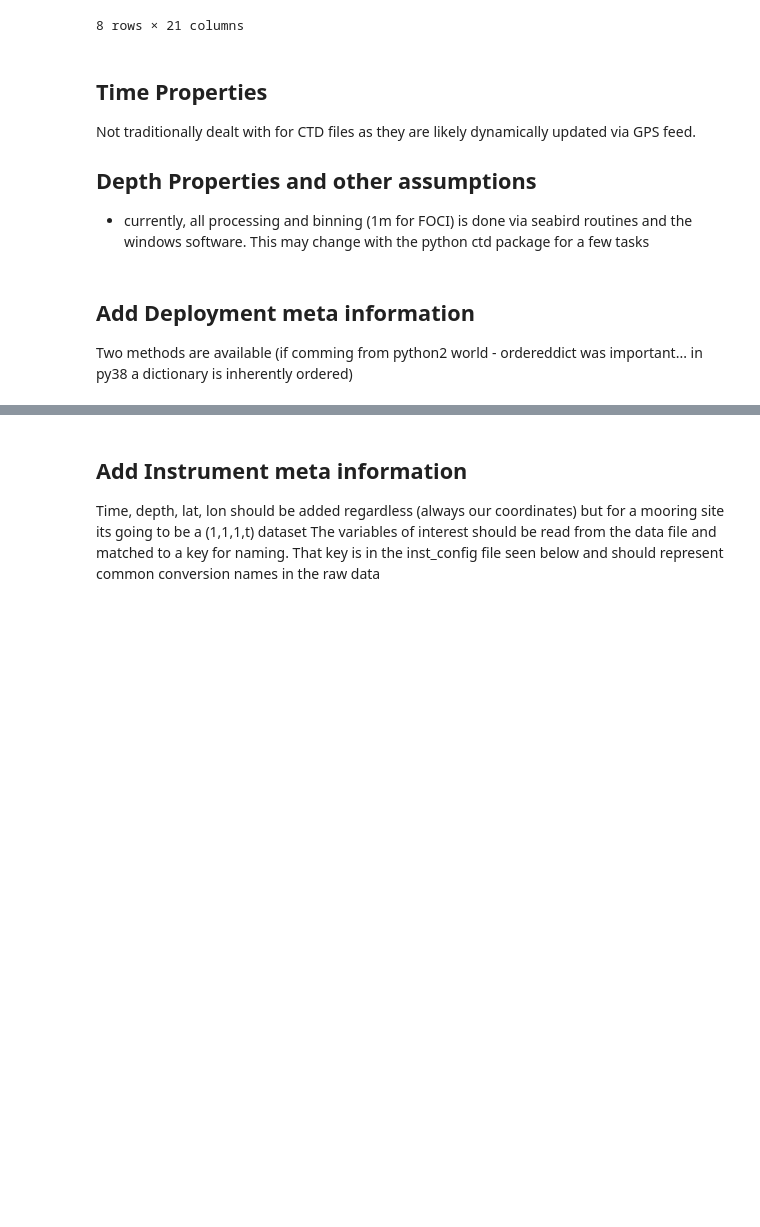
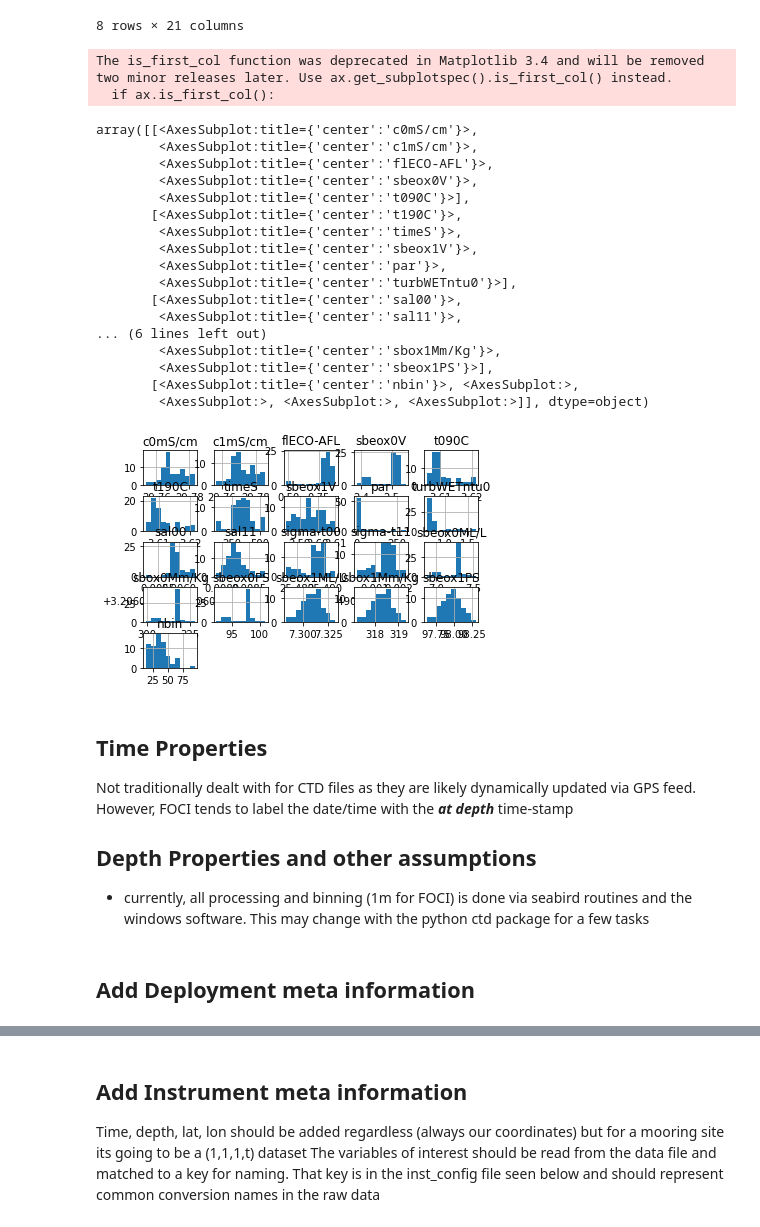
Before and after one commit to NOAA-PMEL/EcoFOCIpy, a Jupyter notebook: notebooks/EcoFOCIpy_sbe_ctd_example.ipynb, the cells around one changed output, grey strips where cells are left out. Saved outputs shown, nothing was run; the diff lists cells and outputs as text; code cells hidden in the pictures; blank space fills up the shorter version.

```diff
--- a/notebooks/EcoFOCIpy_sbe_ctd_example.ipynb
+++ b/notebooks/EcoFOCIpy_sbe_ctd_example.ipynb
@@ -98,18 +98,39 @@ cruise_data['ctd001.cnv'].describe()
 | 75% | 29.774870 | 29.777149 | 0.838850 | 2.517750 | 3.612000 | 3.612300 | 394.26450 | 2.601600 | 13.511500 | 0.776150 | ... |
 | max | 29.783384 | 29.785494 | 0.883600 | 2.546700 | 3.621300 | 3.621500 | 543.73200 | 2.610000 | 304.010000 | 1.669700 | ... |
 8 rows × 21 columns
+# %%
+cruise_data['ctd001.cnv'].hist() #first chance for some built in qc
+# %% [output]
+The is_first_col function was deprecated in Matplotlib 3.4 and will be removed two minor releases later. Use ax.get_subplotspec().is_first_col() instead.
+  if ax.is_first_col():
+array([[<AxesSubplot:title={'center':'c0mS/cm'}>,
+        <AxesSubplot:title={'center':'c1mS/cm'}>,
+        <AxesSubplot:title={'center':'flECO-AFL'}>,
+        <AxesSubplot:title={'center':'sbeox0V'}>,
+        <AxesSubplot:title={'center':'t090C'}>],
+       [<AxesSubplot:title={'center':'t190C'}>,
+        <AxesSubplot:title={'center':'timeS'}>,
+        <AxesSubplot:title={'center':'sbeox1V'}>,
+        <AxesSubplot:title={'center':'par'}>,
+        <AxesSubplot:title={'center':'turbWETntu0'}>],
+       [<AxesSubplot:title={'center':'sal00'}>,
+        <AxesSubplot:title={'center':'sal11'}>,
+... (6 lines left out)
+        <AxesSubplot:title={'center':'sbox1Mm/Kg'}>,
+        <AxesSubplot:title={'center':'sbeox1PS'}>],
+       [<AxesSubplot:title={'center':'nbin'}>, <AxesSubplot:>,
+        <AxesSubplot:>, <AxesSubplot:>, <AxesSubplot:>]], dtype=object)
+[figure, added]
 # %% [markdown]
 ## Time Properties
 
-Not traditionally dealt with for CTD files as they are likely dynamically updated via GPS feed.
+Not traditionally dealt with for CTD files as they are likely dynamically updated via GPS feed.  However, FOCI tends to label the date/time with the ***at depth*** time-stamp
 
 ## Depth Properties and other assumptions
 
 - currently, all processing and binning (1m for FOCI) is done via seabird routines and the windows software.  This may change with the python ctd package for a few tasks
-# %% [markdown]
-## Add Deployment meta information
-
-Two methods are available (if comming from python2 world - ordereddict was important... in py38 a dictionary is inherently ordered)
+# %% [markdown]
+## Add Deployment meta information
 # %%
 #just a dictionary of dictionaries - simple
 with open(cruise_meta_file) as file:
```
Also changed, not shown: parts of 19 cells of this notebook, 4 other files.
